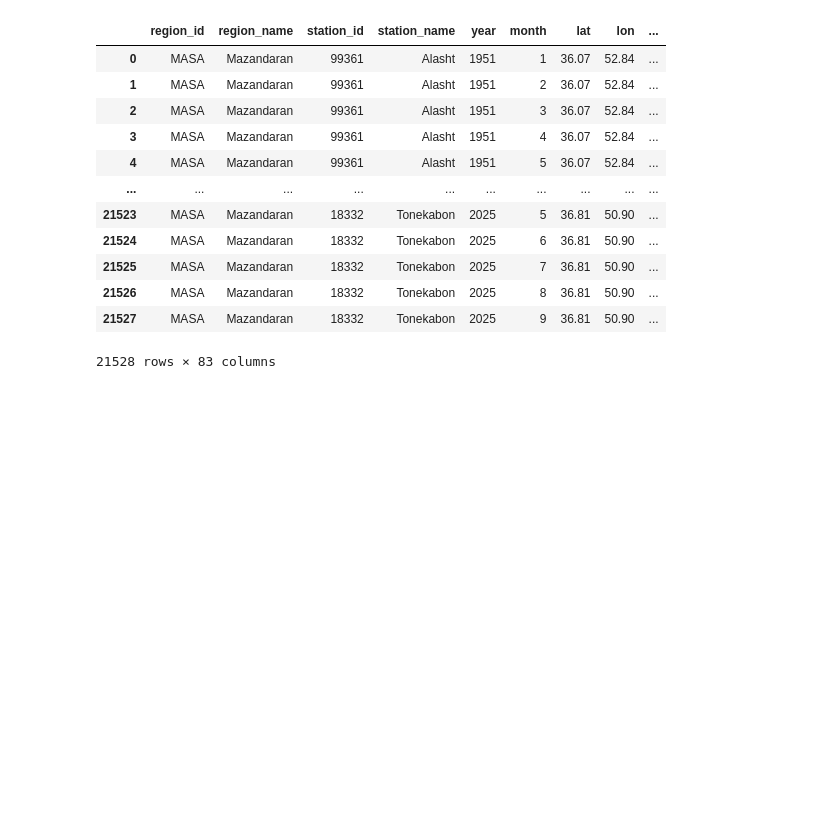
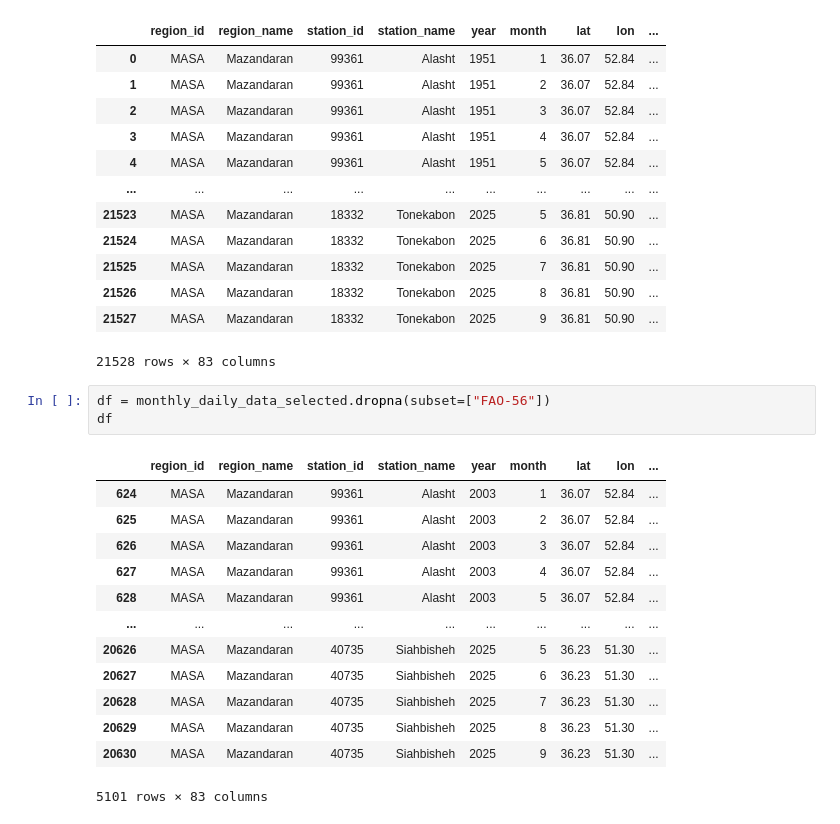
Before and after one commit to hydrocodeir/Potential-Evapotranspiration, a Jupyter notebook: src/03_ٍExport_ETo.ipynb, the cells around one changed output. Saved outputs shown, nothing was run; the diff lists cells and outputs as text; blank space fills up the shorter version.

```diff
--- a/src/03_ٍExport_ETo.ipynb
+++ b/src/03_ٍExport_ETo.ipynb
@@ -68,3 +70,20 @@ monthly_daily_data_selected
 | 21526 | MASA | Mazandaran | 18332 | Tonekabon | 2025 | 8 | 36.81 | 50.90 | ... |
 | 21527 | MASA | Mazandaran | 18332 | Tonekabon | 2025 | 9 | 36.81 | 50.90 | ... |
 21528 rows × 83 columns
+# %%
+df = monthly_daily_data_selected.dropna(subset=["FAO-56"])
+df
+# %% [output]
+|  | region_id | region_name | station_id | station_name | year | month | lat | lon | ... |
+| 624 | MASA | Mazandaran | 99361 | Alasht | 2003 | 1 | 36.07 | 52.84 | ... |
+| 625 | MASA | Mazandaran | 99361 | Alasht | 2003 | 2 | 36.07 | 52.84 | ... |
+| 626 | MASA | Mazandaran | 99361 | Alasht | 2003 | 3 | 36.07 | 52.84 | ... |
+| 627 | MASA | Mazandaran | 99361 | Alasht | 2003 | 4 | 36.07 | 52.84 | ... |
+| 628 | MASA | Mazandaran | 99361 | Alasht | 2003 | 5 | 36.07 | 52.84 | ... |
+| ... | ... | ... | ... | ... | ... | ... | ... | ... | ... |
+| 20626 | MASA | Mazandaran | 40735 | Siahbisheh | 2025 | 5 | 36.23 | 51.30 | ... |
+| 20627 | MASA | Mazandaran | 40735 | Siahbisheh | 2025 | 6 | 36.23 | 51.30 | ... |
+| 20628 | MASA | Mazandaran | 40735 | Siahbisheh | 2025 | 7 | 36.23 | 51.30 | ... |
+| 20629 | MASA | Mazandaran | 40735 | Siahbisheh | 2025 | 8 | 36.23 | 51.30 | ... |
+| 20630 | MASA | Mazandaran | 40735 | Siahbisheh | 2025 | 9 | 36.23 | 51.30 | ... |
+5101 rows × 83 columns
```
Also changed, not shown: parts of 5 cells of this notebook, 2 other files.
